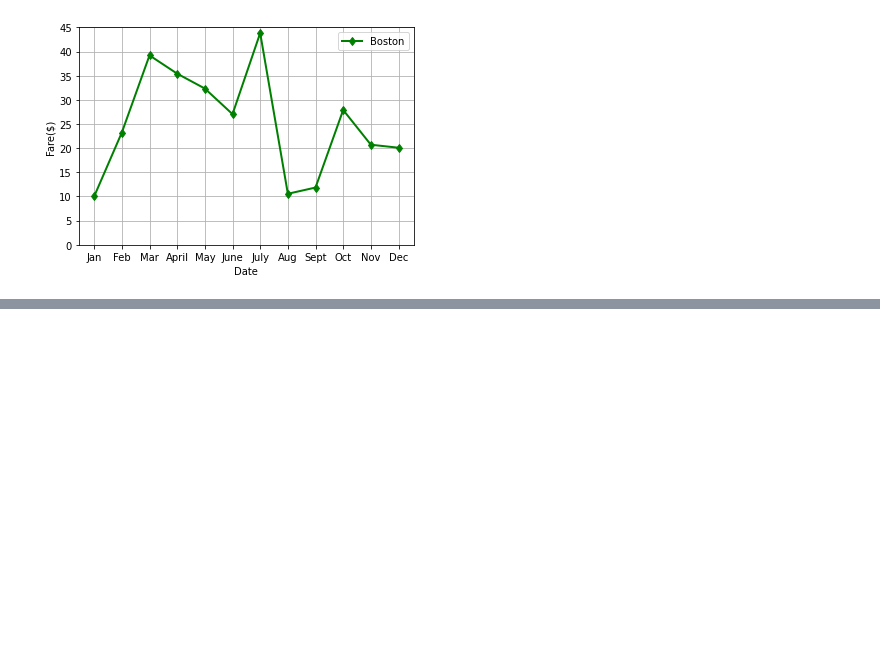
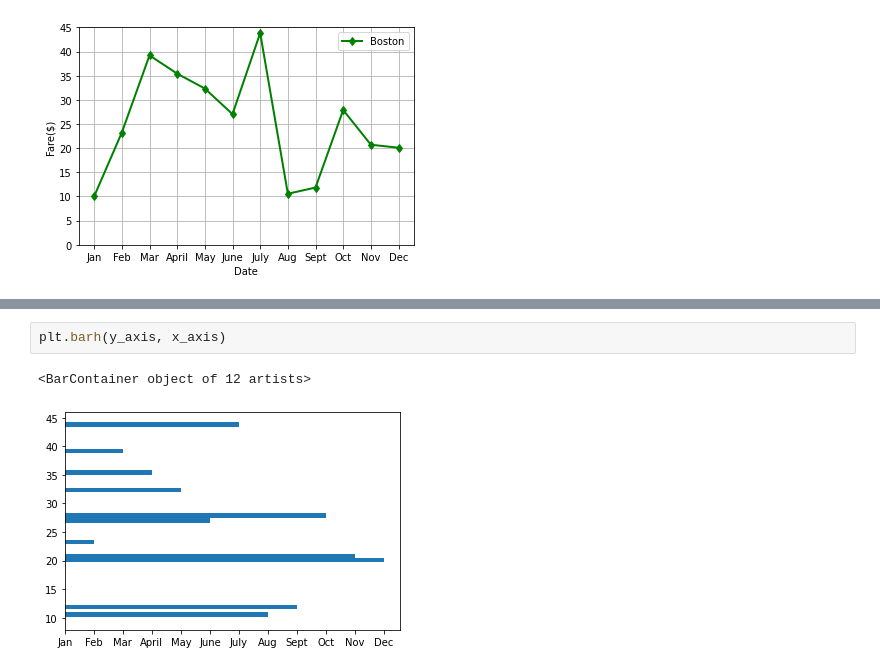
Before and after one commit to fadlnabbouh/pyber_analysis, a Jupyter notebook: matplotlib_practice.ipynb, the cells around one changed output, grey strips where cells are left out. Cells and saved outputs as stored; diff of their text form; blank space fills up the shorter version.

```diff
--- a/matplotlib_practice.ipynb
+++ b/matplotlib_practice.ipynb
@@ -80,0 +110,5 @@ ax.grid()
+# %%
+plt.barh(y_axis, x_axis)
+# %% [output]
+<BarContainer object of 12 artists>
+[figure, added]
```
Also changed, not shown: parts of 25 cells of this notebook.
